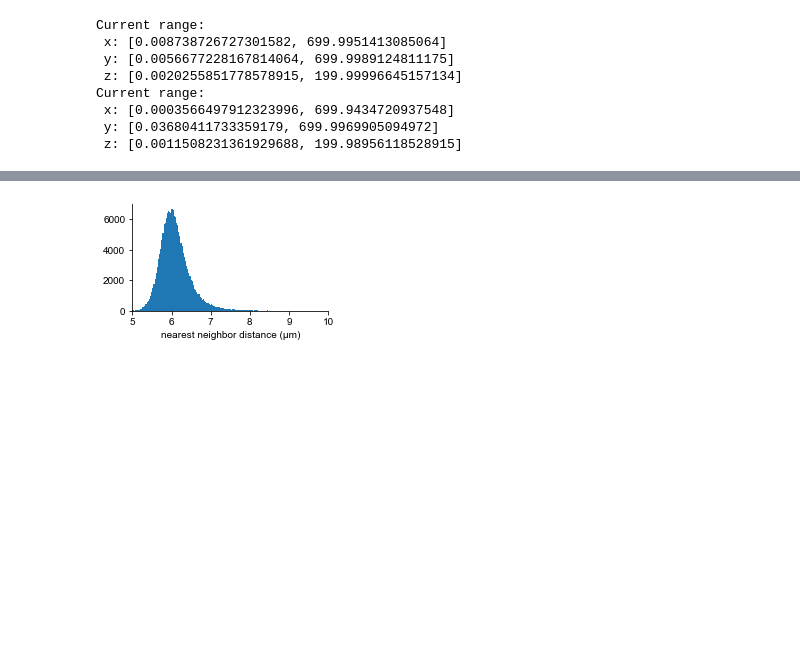
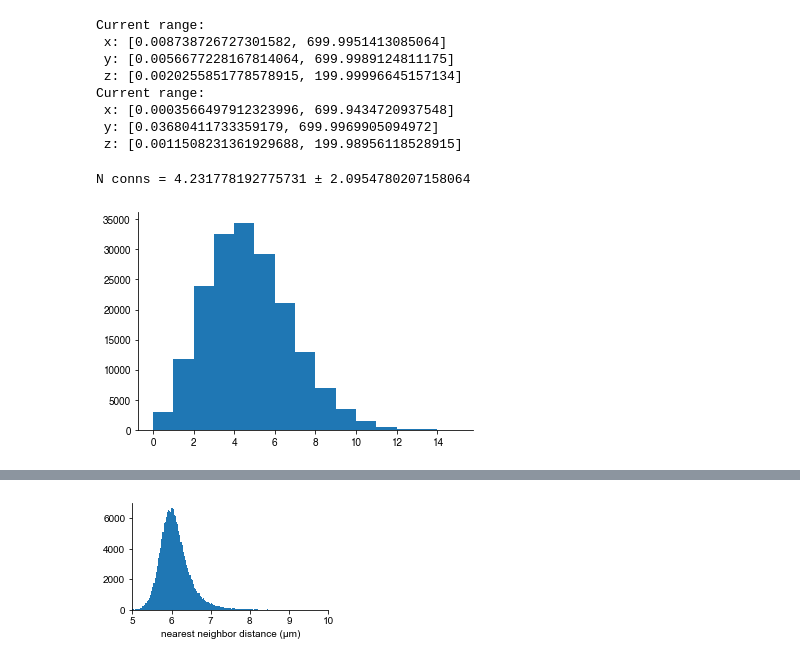
Before and after one commit to CNS-OIST/pycabnn, a Jupyter notebook: docs/fig_GLO_GRC/fig_GLO_GRC.ipynb, the cells around one changed output, grey strips where cells are left out. Saved outputs shown, nothing was run; the diff lists cells and outputs as text; code cells hidden in the pictures; blank space fills up the shorter version.

```diff
--- a/docs/fig_GLO_GRC/fig_GLO_GRC.ipynb
+++ b/docs/fig_GLO_GRC/fig_GLO_GRC.ipynb
@@ -54,6 +66,20 @@ src[:, 1] *= scale_factor
 tgt[:, 1] *= scale_factor
 # %%
 from sklearn.neighbors import NearestNeighbors
+# %%
+rr = 7.85
+nn = NearestNeighbors()
+nn.fit(tgt)
+conns = nn.radius_neighbors(src, radius=rr, return_distance=False)
+nconns = np.frompyfunc(lambda x: x.size, 1, 1)(conns).astype(int)
+
+n_r, x_r, _ = plt.hist(nconns,np.arange(nconns.max()),100)
+print('N conns = {} ± {}'.format(np.mean(nconns), np.std(nconns)))
+
+# conns = nn.kneighbors(src, n_neighbors=2, return_distance=False)
+# %% [output]
+N conns = 4.231778192775731 ± 2.0954780207158064
+[figure, added]
 # %%
 nn = NearestNeighbors()
 nn.fit(tgt)
```
Also changed, not shown: parts of 12 cells of this notebook, 1 other file.
